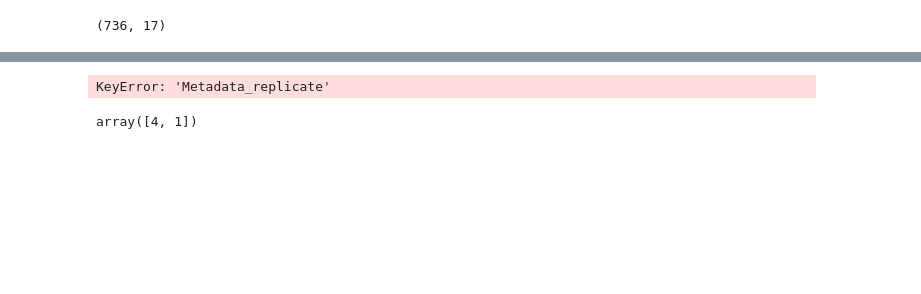
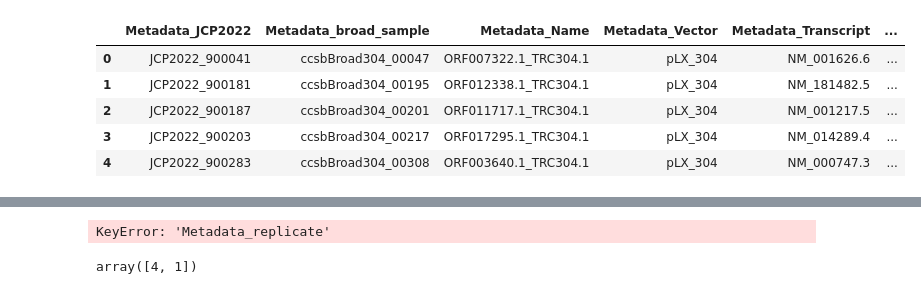
Before and after one commit to alxndrkalinin/position-effect-correction, a Jupyter notebook: 1.load/2-map.ipynb, the cells around one changed output, grey strips where cells are left out. Drawn from its saved outputs; the diff is of its cells as text; code cells hidden in the pictures; blank space fills up the shorter version.

```diff
--- a/1.load/2-map.ipynb
+++ b/1.load/2-map.ipynb
@@ -4,9 +7,14 @@ import pandas as pd
 from copairs.sampler import Sampler
 # %%
 df = pd.read_parquet("output/profiles.parquet")
-df.shape
+df.head()
 # %% [output]
-(736, 17)
+|  | Metadata_JCP2022 | Metadata_broad_sample | Metadata_Name | Metadata_Vector | Metadata_Transcript | ... |
+| 0 | JCP2022_900041 | ccsbBroad304_00047 | ORF007322.1_TRC304.1 | pLX_304 | NM_001626.6 | ... |
+| 1 | JCP2022_900181 | ccsbBroad304_00195 | ORF012338.1_TRC304.1 | pLX_304 | NM_181482.5 | ... |
+| 2 | JCP2022_900187 | ccsbBroad304_00201 | ORF011717.1_TRC304.1 | pLX_304 | NM_001217.5 | ... |
+| 3 | JCP2022_900203 | ccsbBroad304_00217 | ORF017295.1_TRC304.1 | pLX_304 | NM_014289.4 | ... |
+| 4 | JCP2022_900283 | ccsbBroad304_00308 | ORF003640.1_TRC304.1 | pLX_304 | NM_000747.3 | ... |
 # %%
 meta = df.filter(regex="^Metadata_")
 meta.head()
```
Also changed, not shown: parts of 11 cells of this notebook.
